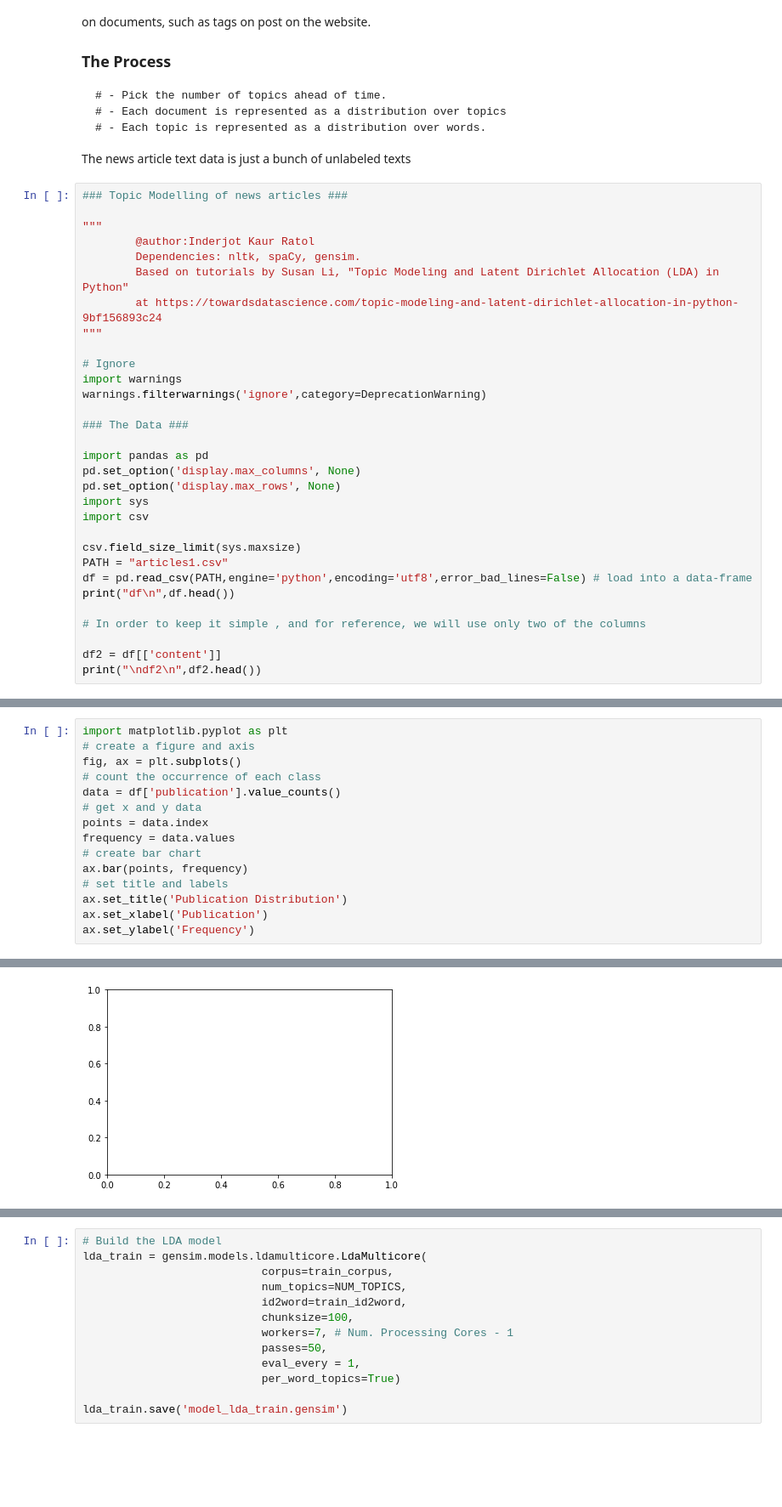
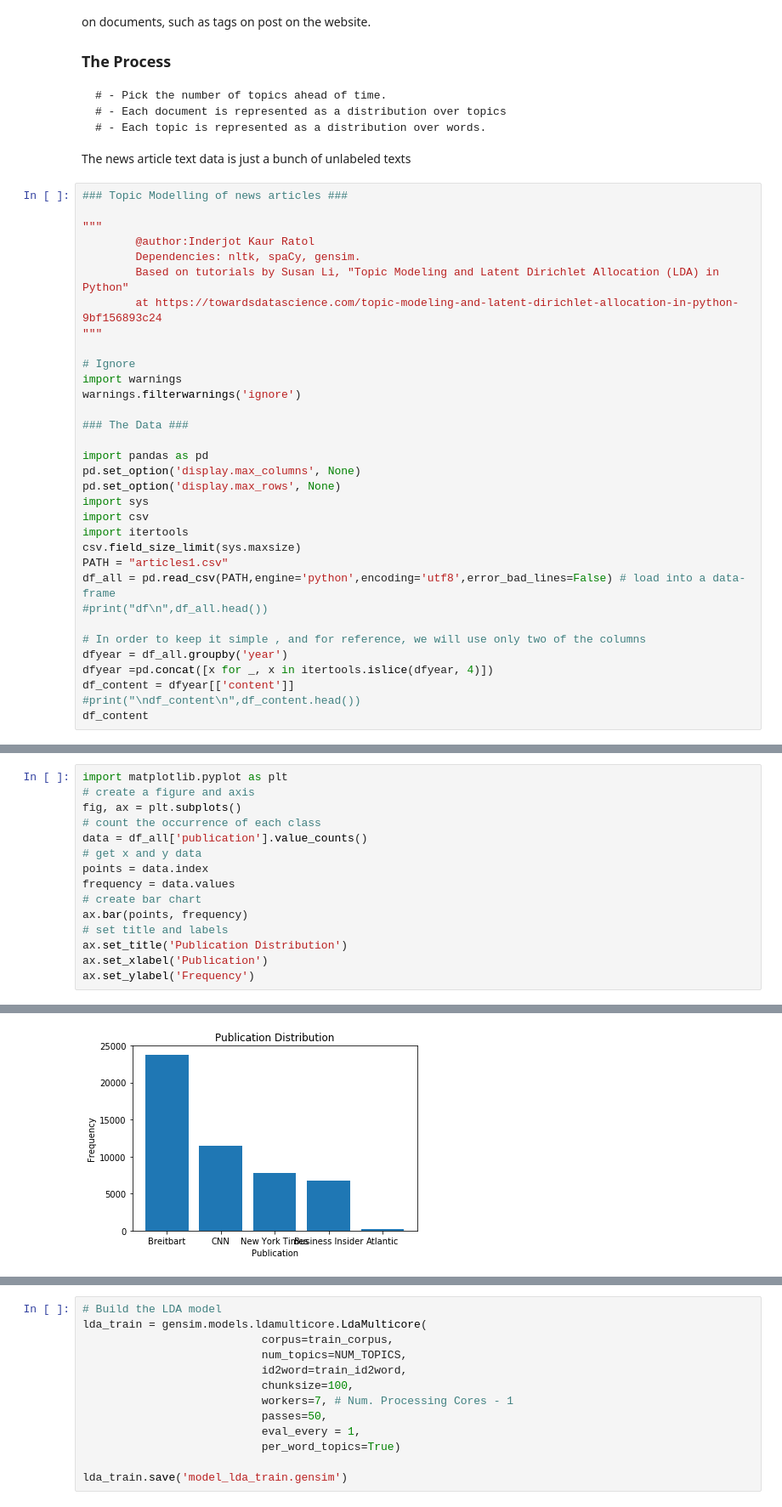
Before and after one commit to inderjot29/Topic-Modeling, a Jupyter notebook: Topic_Modelling.ipynb, the cells around one changed output, grey strips where cells are left out. Shown at 85% size. Saved outputs shown, nothing was run; the diff lists cells and outputs as text; blank space fills up the shorter version.

```diff
--- a/Topic_Modelling.ipynb
+++ b/Topic_Modelling.ipynb
@@ -37,7 +37,7 @@ We will apply Latent Dirichlet Allocation (LDA) to convert a set of new articles
 
 # Ignore
 import warnings
-warnings.filterwarnings('ignore',category=DeprecationWarning)
+warnings.filterwarnings('ignore')
 
 ### The Data ###
 
@@ -46,14 +46,16 @@ pd.set_option('display.max_columns', None)
 pd.set_option('display.max_rows', None)
 import sys
 import csv
-
+import itertools
 csv.field_size_limit(sys.maxsize)
 PATH = "articles1.csv"
-df = pd.read_csv(PATH,engine='python',encoding='utf8',error_bad_lines=False) # load into a data-frame
-print("df\n",df.head())
+df_all = pd.read_csv(PATH,engine='python',encoding='utf8',error_bad_lines=False) # load into a data-frame
+#print("df\n",df_all.head())
 
 # In order to keep it simple , and for reference, we will use only two of the columns
-
-df2 = df[['content']]
-print("\ndf2\n",df2.head())
+dfyear = df_all.groupby('year')
+dfyear =pd.concat([x for _, x in itertools.islice(dfyear, 4)])
+df_content = dfyear[['content']]
+#print("\ndf_content\n",df_content.head())
+df_content
 # %% [output]
@@ -142,7 +156,7 @@ import matplotlib.pyplot as plt
 # create a figure and axis
 fig, ax = plt.subplots()
 # count the occurrence of each class
-data = df['publication'].value_counts()
+data = df_all['publication'].value_counts()
 # get x and y data
 points = data.index
 frequency = data.values
@@ -157,4 +171,4 @@ KeyError: ignored
-[figure, old version]
+[figure, new version]
 # %%
 ### Text Cleaning ###
 
```
Also changed, not shown: parts of 22 cells of this notebook.
